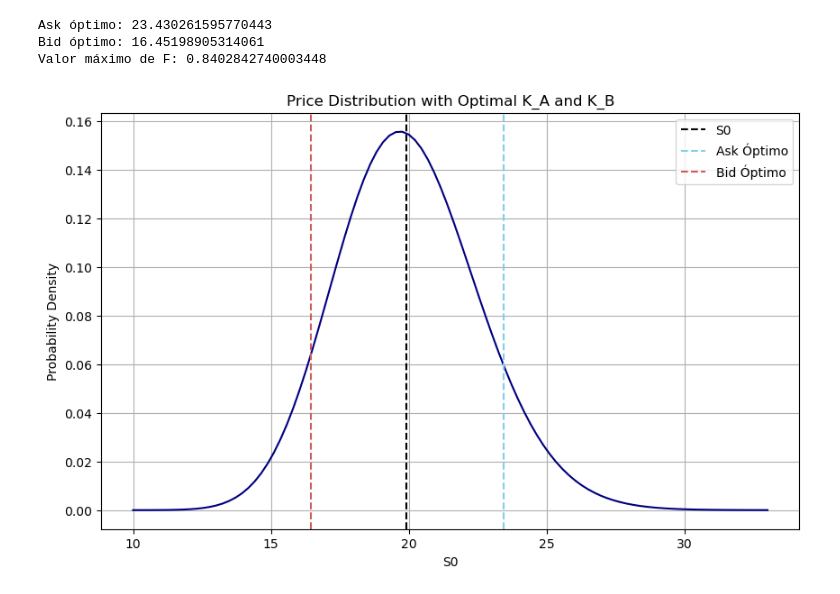
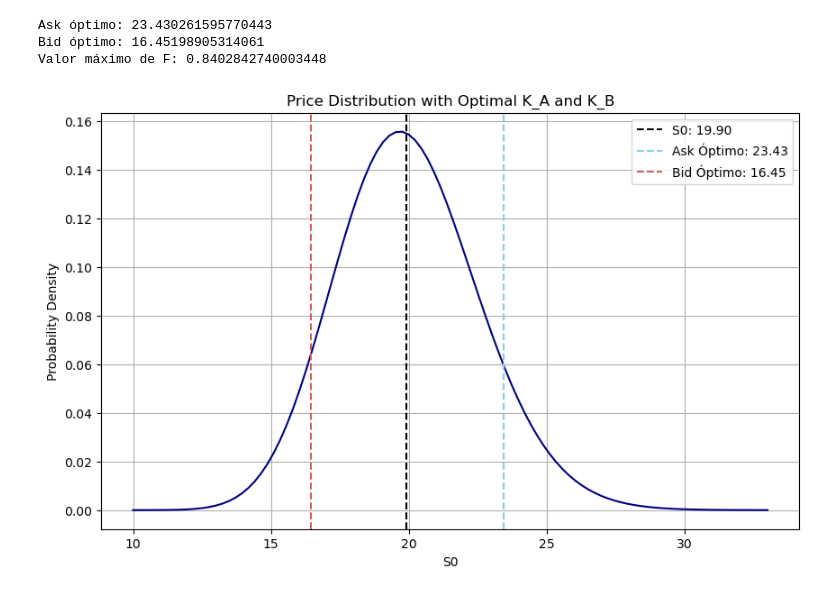
Before and after one commit to LuisMB09/Trading, a Jupyter notebook: Information_Based_Models.ipynb, the cells around one changed output. Cells and saved outputs as stored; diff of their text form; code cells hidden in the pictures.

Commit message:
Adding info to graph

```diff
--- a/Information_Based_Models.ipynb
+++ b/Information_Based_Models.ipynb
@@ -94,15 +94,15 @@ Valor máximo de F: 0.8402842740003448
 # %%
 plt.figure(figsize=(10, 6))
 
 plt.plot(S, distr, c = 'navy')
-plt.axvline(S0, color='black', linestyle='--', label='S0')
-plt.axvline(ka_opt, color='skyblue', linestyle='--', label='Ask Óptimo')
-plt.axvline(kb_opt, color='indianred', linestyle='--', label='Bid Óptimo')
+plt.axvline(S0, color='black', linestyle='--', label=f'S0: {S0:.2f}')
+plt.axvline(ka_opt, color='skyblue', linestyle='--', label=f'Ask Óptimo: {ka_opt:.2f}')
+plt.axvline(kb_opt, color='indianred', linestyle='--', label=f'Bid Óptimo: {kb_opt:.2f}')
 plt.title("Price Distribution with Optimal K_A and K_B")
 plt.xlabel("S0")
 plt.ylabel("Probability Density")
 plt.legend()
 plt.grid()
 plt.show()
 # %% [output]
-[figure, old version]
+[figure, new version]
```
